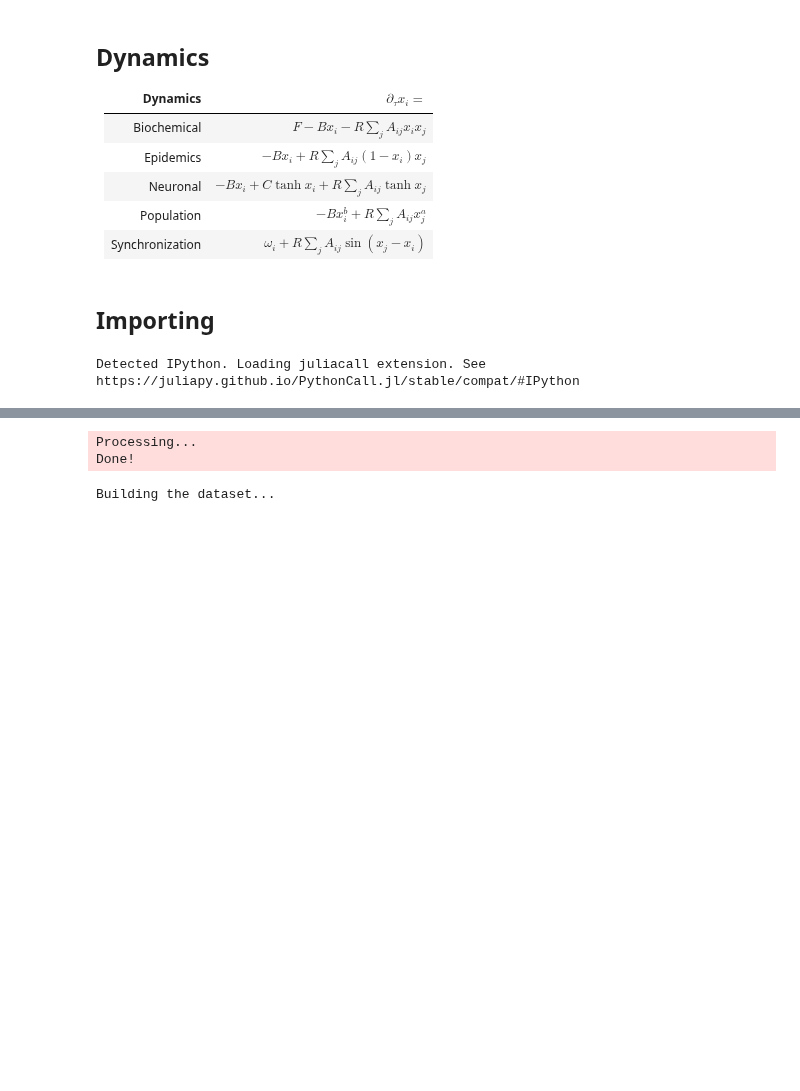
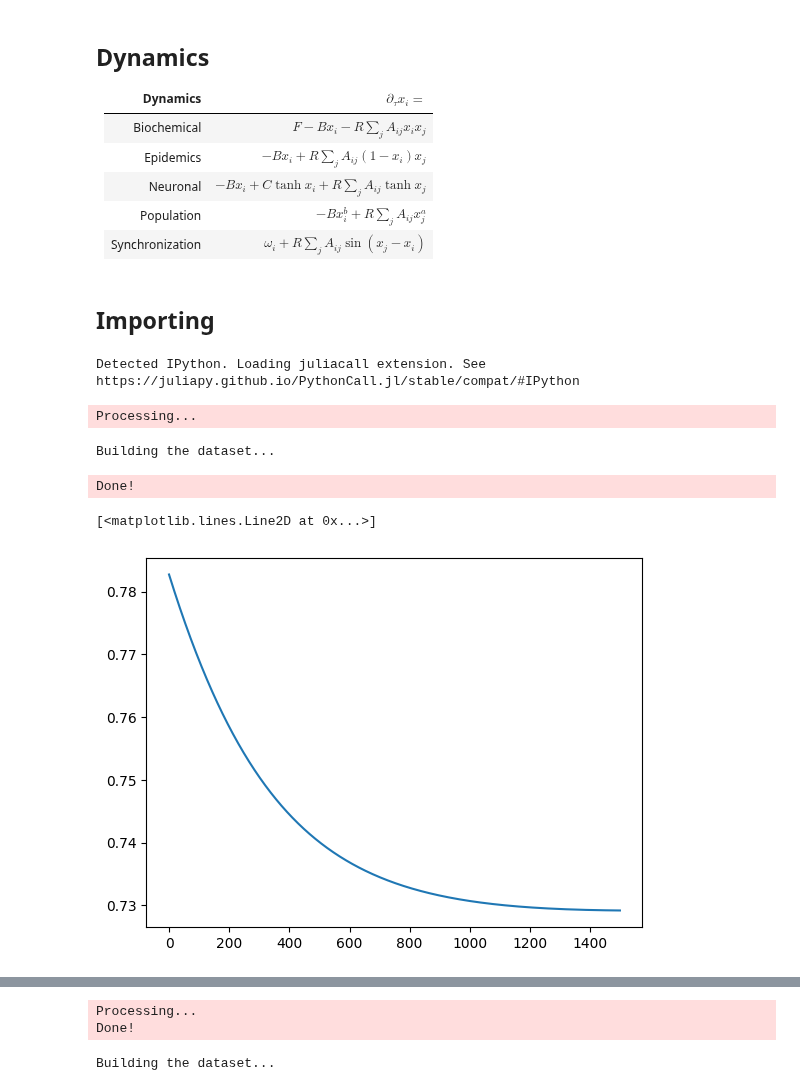
Before and after one commit to riccardocappi/Kan-for-Interpretable-Graph-Dynamics, a Jupyter notebook: post_processing.ipynb, the cells around one changed output, grey strips where cells are left out. Drawn from its saved outputs; the diff is of its cells as text; code cells hidden in the pictures; blank space fills up the shorter version.

```diff
--- a/post_processing.ipynb
+++ b/post_processing.ipynb
@@ -28,11 +28,22 @@ storage = JournalStorage(JournalFileBackend("optuna_journal_storage.log"))
 Detected IPython. Loading juliacall extension. See https://juliapy.github.io/PythonCall.jl/stable/compat/#IPython
 # %%
 config = load_config("./configs/config_pred_deriv/config_ic3/config_epidemics.yml")
+config['t_span'] = [0, 1]
 exp = ExperimentsGKAN(
     config=config,
-    n_trials=5,
+    n_trials=1,
     study_name="test_mult_3"
 )
+# %% [output]
+Processing...
+Building the dataset...
+Done!
+# %%
+data = exp.training_set.raw_data_sampled[1].detach().cpu().numpy()
+plt.plot(data[:, 68, :])
+# %% [output]
+[<matplotlib.lines.Line2D at 0x...>]
+[figure, added]
 # %%
 exp.epochs = 10
 exp.run()
```
Also changed, not shown: parts of 36 cells of this notebook, 48 other files.
